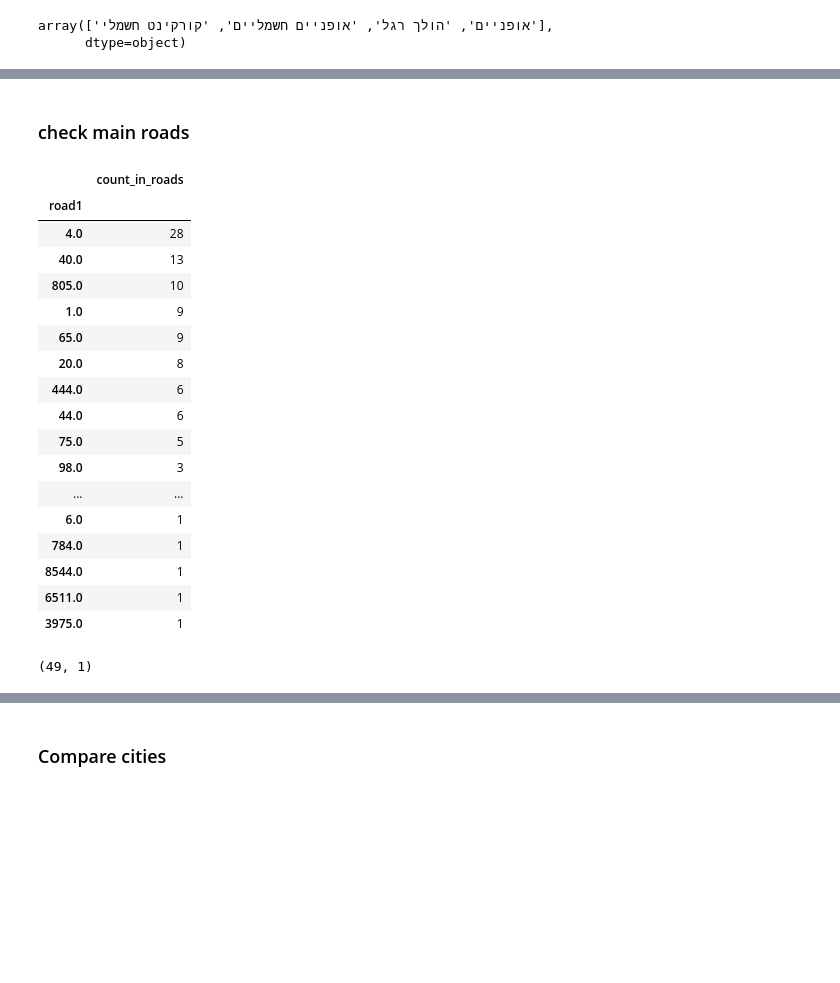
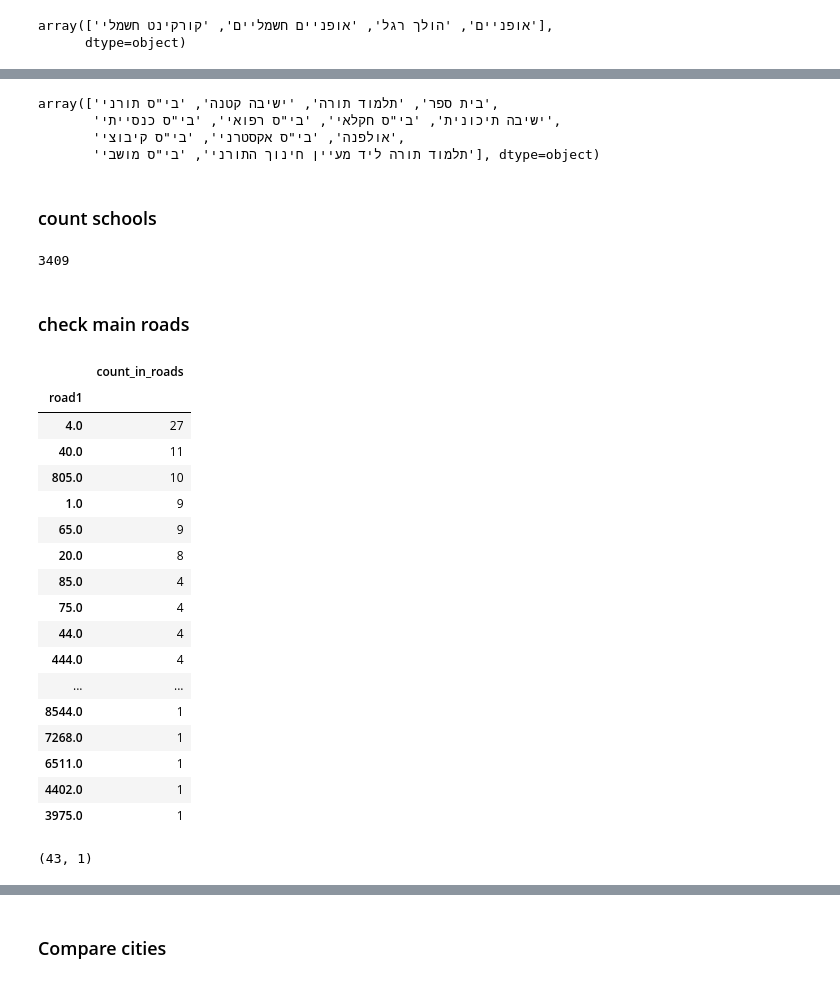
Before and after one commit to atalyaalon/anyway, a Jupyter notebook: schools_2020.ipynb, the cells around one changed output, grey strips where cells are left out. Cells and saved outputs as stored; diff of their text form; code cells hidden in the pictures; blank space fills up the shorter version.

Commit message:
schools2020 final notebooks

```diff
--- a/schools_2020.ipynb
+++ b/schools_2020.ipynb
@@ -9,3 +18,7 @@ import os
+# %%
+schools = defaultdict(int)
+for i, filename in enumerate(os.listdir('schools_data')):
+    schools[i] += 1
 # %%
 li = []
 
@@ -85,28 +107,41 @@ Name: accident_timestamp, dtype: datetime64[ns]
+# %%
+total_df.institution_type.unique()
+# %% [output]
+array(['בית ספר', 'תלמוד תורה', 'ישיבה קטנה', 'בי"ס תורני',
+       'ישיבה תיכונית', 'בי"ס חקלאי', 'בי"ס רפואי', 'בי"ס כנסייתי',
+       'אולפנה', 'בי"ס אקסטרני', 'בי"ס קיבוצי',
+       'תלמוד תורה ליד מעיין חינוך התורני', 'בי"ס מושבי'], dtype=object)
+# %% [markdown]
+### count schools
+# %%
+total_df.school_id.nunique()
+# %% [output]
+3409
 # %% [markdown]
 ### check main roads
 # %%
-main_roads = schools_df.groupby('road1').inv_unique_id.nunique().rename('count_in_roads').to_frame()
+main_roads = total_df.groupby('road1').inv_unique_id.nunique().rename('count_in_roads').to_frame()
 main_roads.sort_values('count_in_roads', ascending=False).iloc[0:30]
 # %% [output]
 |  | count_in_roads |
 | road1 |  |
-| 4.0 | 28 |
-| 40.0 | 13 |
+| 4.0 | 27 |
+| 40.0 | 11 |
 | 805.0 | 10 |
 | 1.0 | 9 |
 | 65.0 | 9 |
 | 20.0 | 8 |
-| 444.0 | 6 |
-| 44.0 | 6 |
-| 75.0 | 5 |
-| 98.0 | 3 |
+| 85.0 | 4 |
+| 75.0 | 4 |
+| 44.0 | 4 |
+| 444.0 | 4 |
 | ... | ... |
-| 6.0 | 1 |
-| 784.0 | 1 |
 | 8544.0 | 1 |
+| 7268.0 | 1 |
 | 6511.0 | 1 |
+| 4402.0 | 1 |
 | 3975.0 | 1 |
 # %%
 main_roads.shape
 # %% [output]
-(49, 1)
+(43, 1)
```
Also changed, not shown: parts of 65 cells of this notebook, 1 other file.
